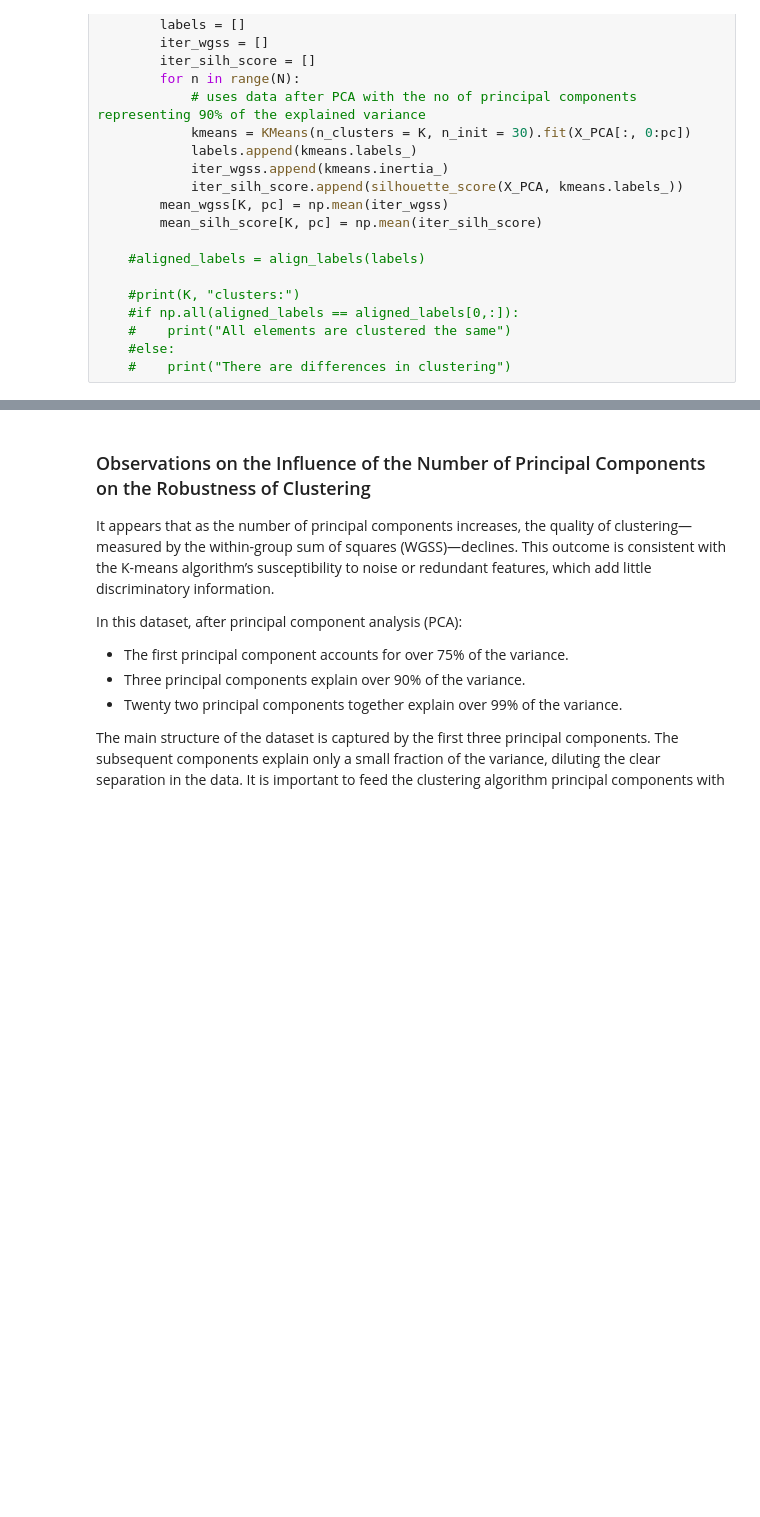
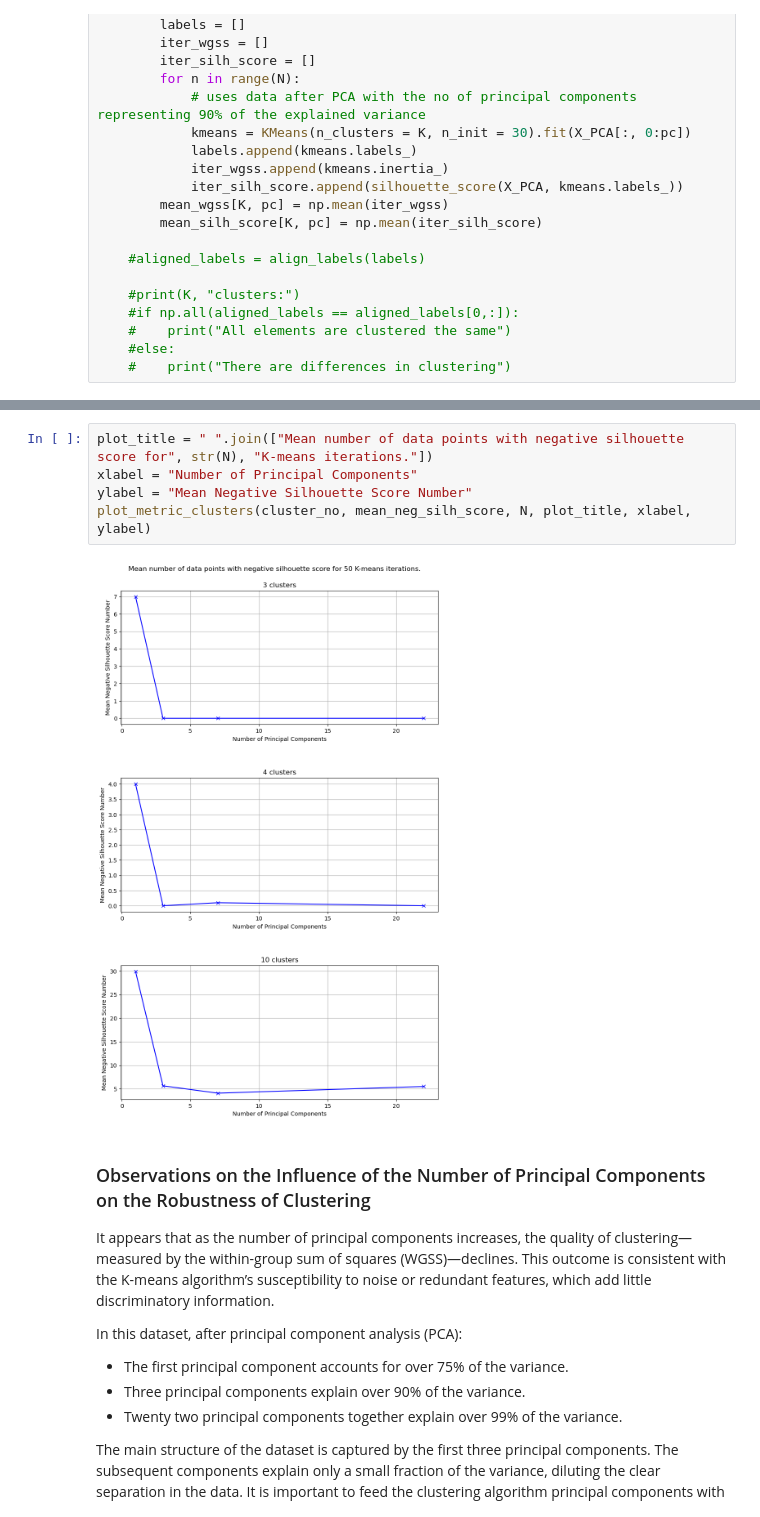
Before and after one commit to reebme/financial-attitudes-clustering, a Jupyter notebook: Notebooks/03_Clustering.ipynb, the cells around one changed output, grey strips where cells are left out. Cells and saved outputs as stored; diff of their text form; blank space fills up the shorter version.

```diff
--- a/Notebooks/03_Clustering.ipynb
+++ b/Notebooks/03_Clustering.ipynb
@@ -172,3 +171,10 @@ plot_metric_clusters(cluster_no, mean_silh_score, N, plot_title, xlabel, ylabel)
+# %%
+plot_title = " ".join(["Mean number of data points with negative silhouette score for", str(N), "K-means iterations."])
+xlabel = "Number of Principal Components"
+ylabel = "Mean Negative Silhouette Score Number"
+plot_metric_clusters(cluster_no, mean_neg_silh_score, N, plot_title, xlabel, ylabel)
+# %% [output]
+[figure, added]
 # %% [markdown]
 ### Observations on the Influence of the Number of Principal Components on the Robustness of Clustering
 It appears that as the number of principal components increases, the quality of clustering—measured by the within-group sum of squares (WGSS)—declines. This outcome is consistent with the K-means algorithm’s susceptibility to noise or redundant features, which add little discriminatory information.
```
Also changed, not shown: parts of 7 cells of this notebook, 2 other files.
